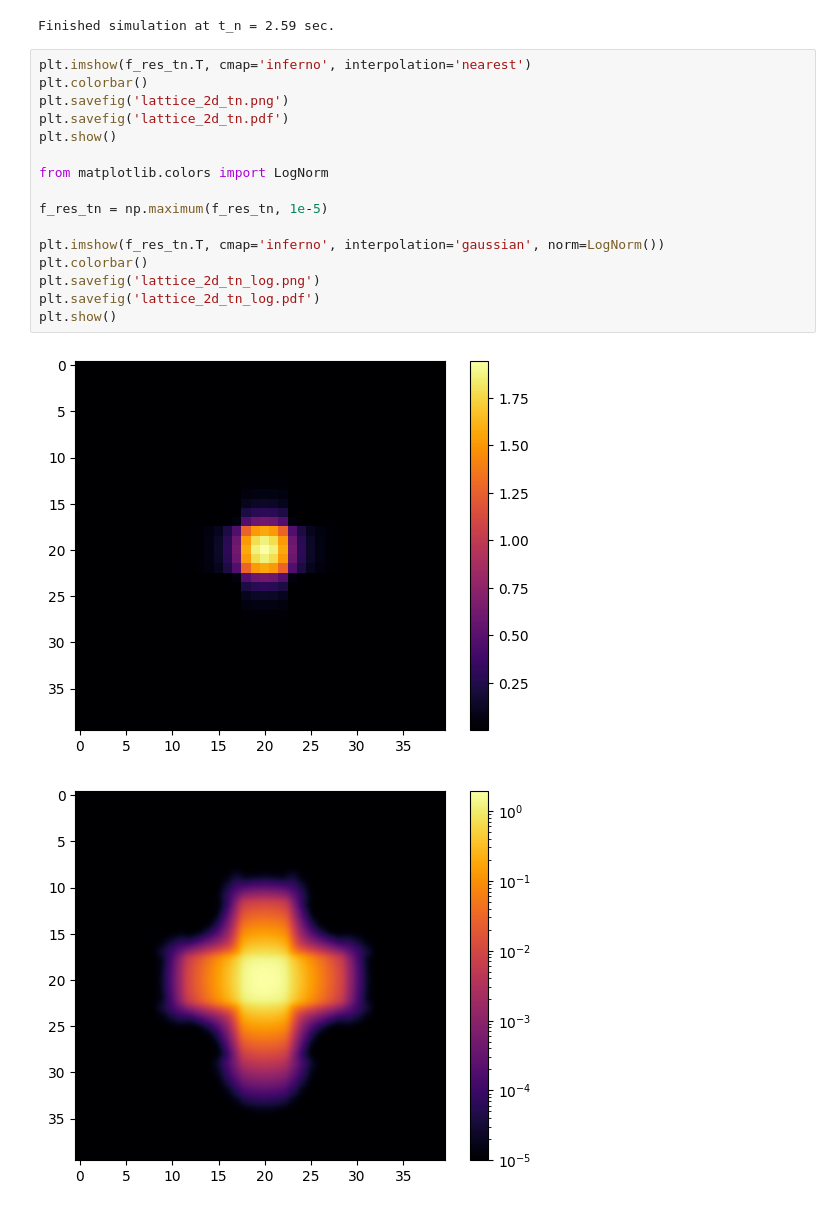
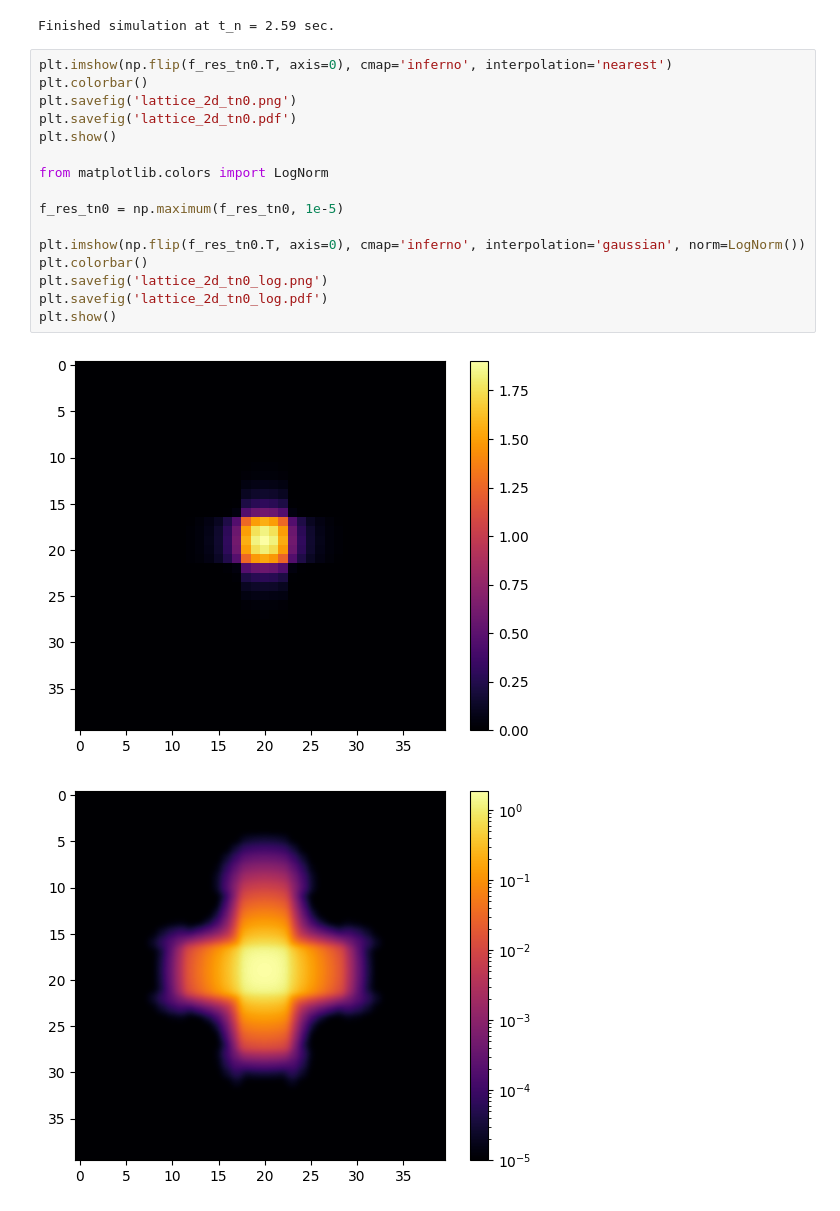
Before and after one commit to ScSteffen/CollisionOperatorLearning, a Jupyter notebook: simulation_study2d.ipynb, the cells around one changed output. Saved outputs shown, nothing was run; the diff lists cells and outputs as text.

```diff
--- a/simulation_study2d.ipynb
+++ b/simulation_study2d.ipynb
@@ -257,23 +257,23 @@ f_res_t0 = np.einsum('ij,ijkl', w_q, f_init) / (4 * np.pi)
 Start simulation
 Finished simulation at t_n = 2.59 sec.
 # %%
-plt.imshow(f_res_tn.T, cmap='inferno', interpolation='nearest')
+plt.imshow(np.flip(f_res_tn0.T, axis=0), cmap='inferno', interpolation='nearest')
 plt.colorbar()
-plt.savefig('lattice_2d_tn.png')
-plt.savefig('lattice_2d_tn.pdf')
+plt.savefig('lattice_2d_tn0.png')
+plt.savefig('lattice_2d_tn0.pdf')
 plt.show()
 
 from matplotlib.colors import LogNorm
 
-f_res_tn = np.maximum(f_res_tn, 1e-5)
+f_res_tn0 = np.maximum(f_res_tn0, 1e-5)
 
-plt.imshow(f_res_tn.T, cmap='inferno', interpolation='gaussian', norm=LogNorm())
+plt.imshow(np.flip(f_res_tn0.T, axis=0), cmap='inferno', interpolation='gaussian', norm=LogNorm())
 plt.colorbar()
-plt.savefig('lattice_2d_tn_log.png')
-plt.savefig('lattice_2d_tn_log.pdf')
+plt.savefig('lattice_2d_tn0_log.png')
+plt.savefig('lattice_2d_tn0_log.pdf')
 plt.show()
 # %% [output]
-[figure, old version]
+[figure, new version]
-[figure, old version]
+[figure, new version]
 # %%
 print('Start simulation')
```
Also changed, not shown: parts of 4 cells of this notebook.
